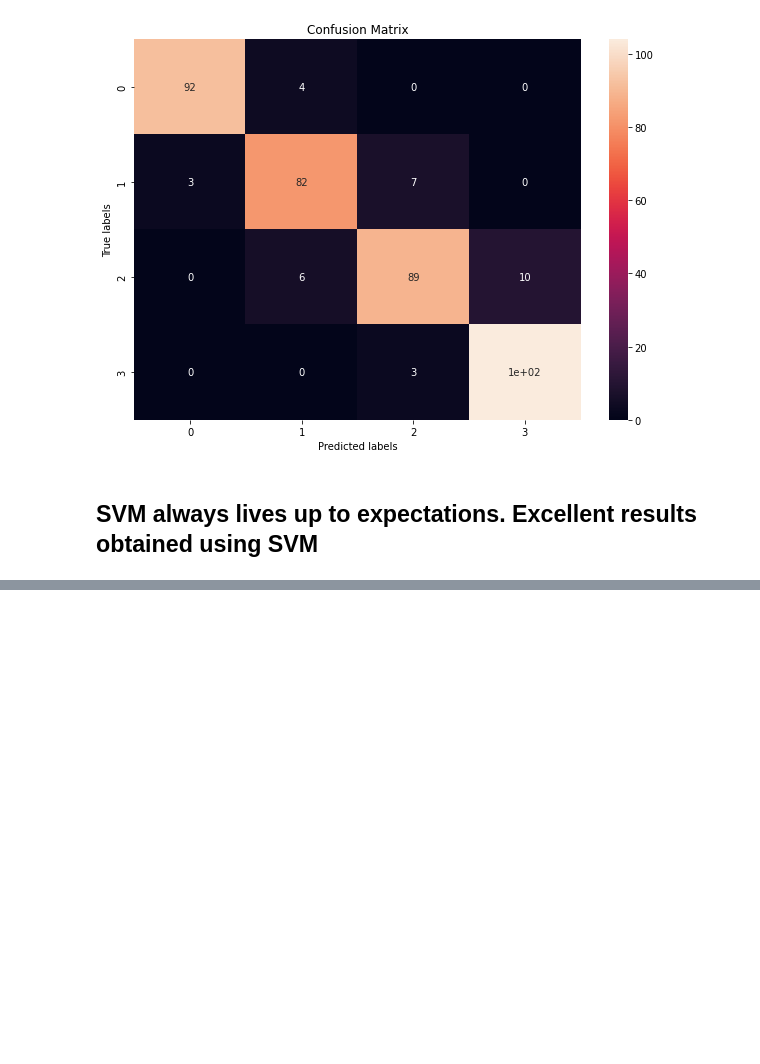
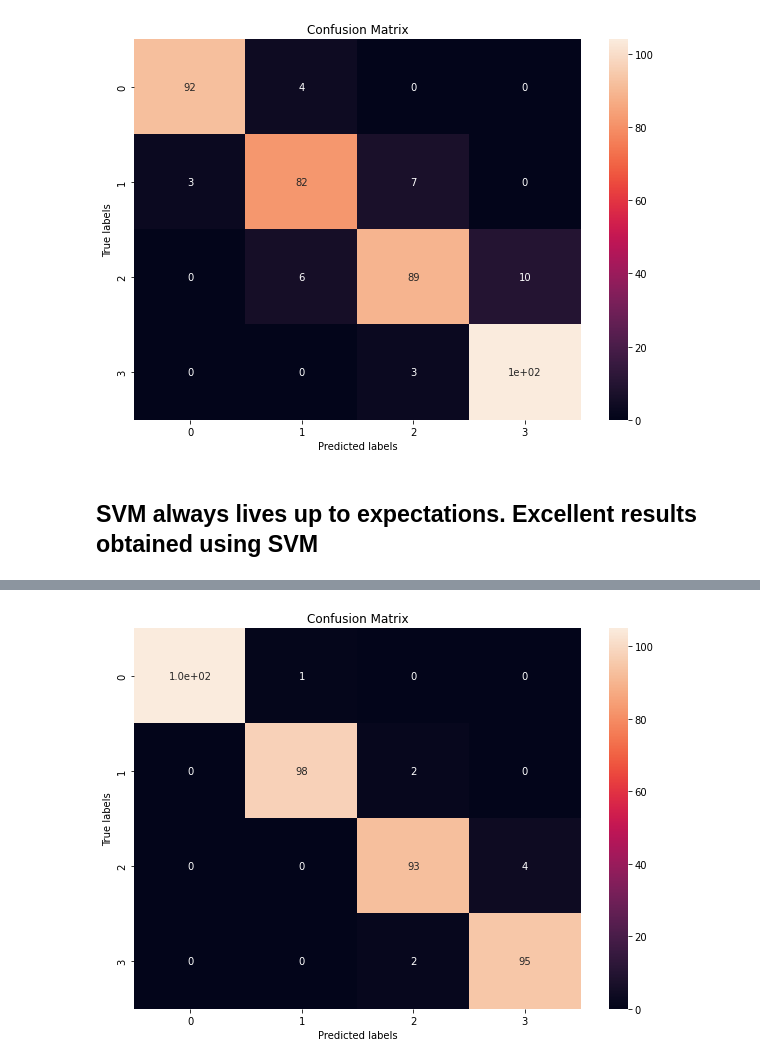
Before and after one commit to rohit-1026/Mobile-Price-Range-Prediction, a Jupyter notebook: Mobile_Price_Range_Prediction.ipynb, the cells around one changed output, grey strips where cells are left out. Drawn from its saved outputs; the diff is of its cells as text; code cells hidden in the pictures; blank space fills up the shorter version.

```diff
--- a/Mobile_Price_Range_Prediction.ipynb
+++ b/Mobile_Price_Range_Prediction.ipynb
@@ -1255,0 +1395,6 @@ test_confusion_matrix(cm_test)
+# %%
+# Plotting the test confusion matrix
+
+test_confusion_matrix(cm_test)
+# %% [output]
+[figure, added]
```
Also changed, not shown: parts of 20 cells of this notebook.
